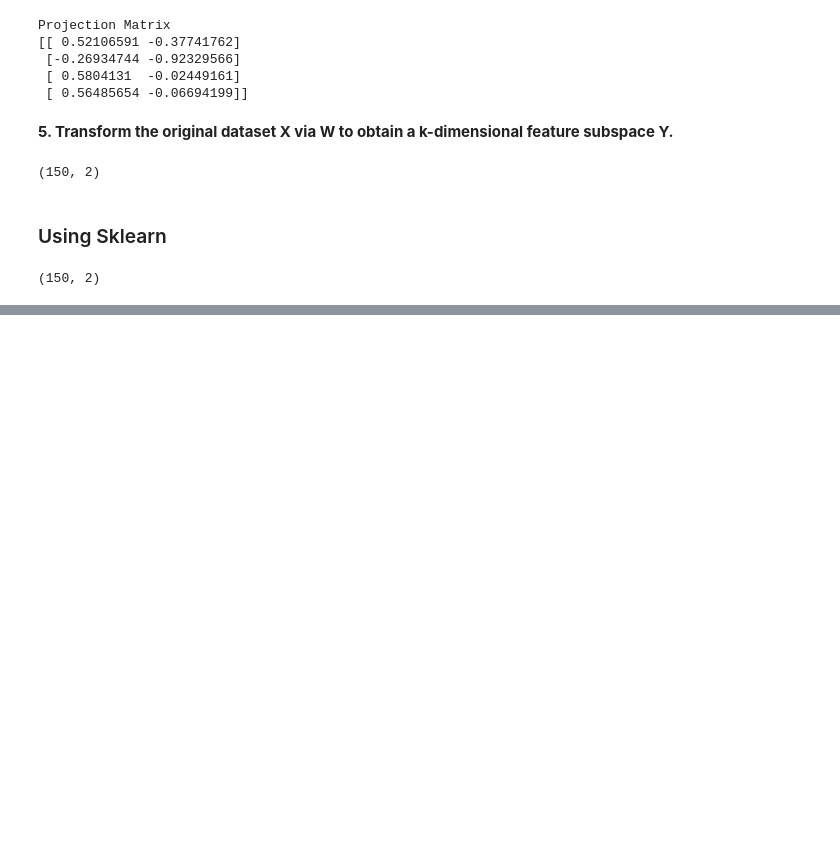
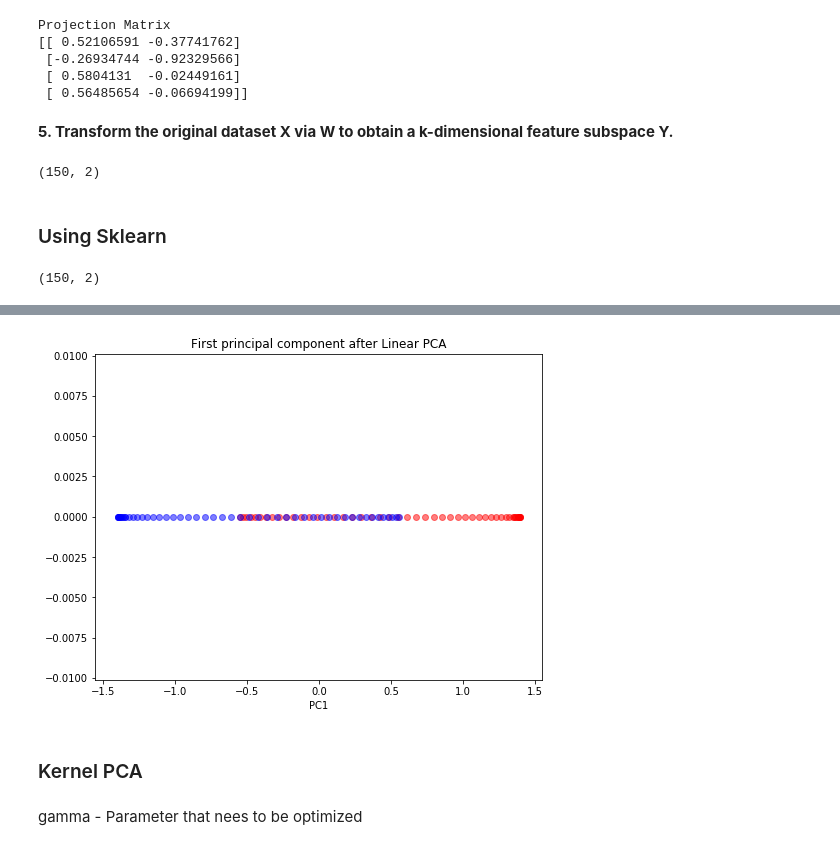
Before and after one commit to adimyth/datascience_stuff, a Jupyter notebook: machine-learning/DimensionalityReduction.ipynb, the cells around one changed output, grey strips where cells are left out. Saved outputs shown, nothing was run; the diff lists cells and outputs as text; code cells hidden in the pictures; blank space fills up the shorter version.

```diff
--- a/machine-learning/DimensionalityReduction.ipynb
+++ b/machine-learning/DimensionalityReduction.ipynb
@@ -272,0 +302,13 @@ X_sklearn_lda.__dir__()
+# %%
+plt.figure(figsize=(8,6))
+plt.scatter(X_linear_pca[y==0, 0], np.zeros((50, 1)), color='red', alpha=0.5)
+plt.scatter(X_linear_pca[y==1, 0], np.zeros((50, 1)), color='blue', alpha=0.5)
+
+plt.title('First principal component after Linear PCA')
+plt.xlabel('PC1')
+
+plt.show()
+# %% [output]
+[figure, added]
+# %% [markdown]
+### Kernel PCA
@@ -272,0 +319,2 @@ X_sklearn_lda.__dir__()
+# %% [markdown]
+gamma - Parameter that nees to be optimized
```
Also changed, not shown: parts of 23 cells of this notebook.
